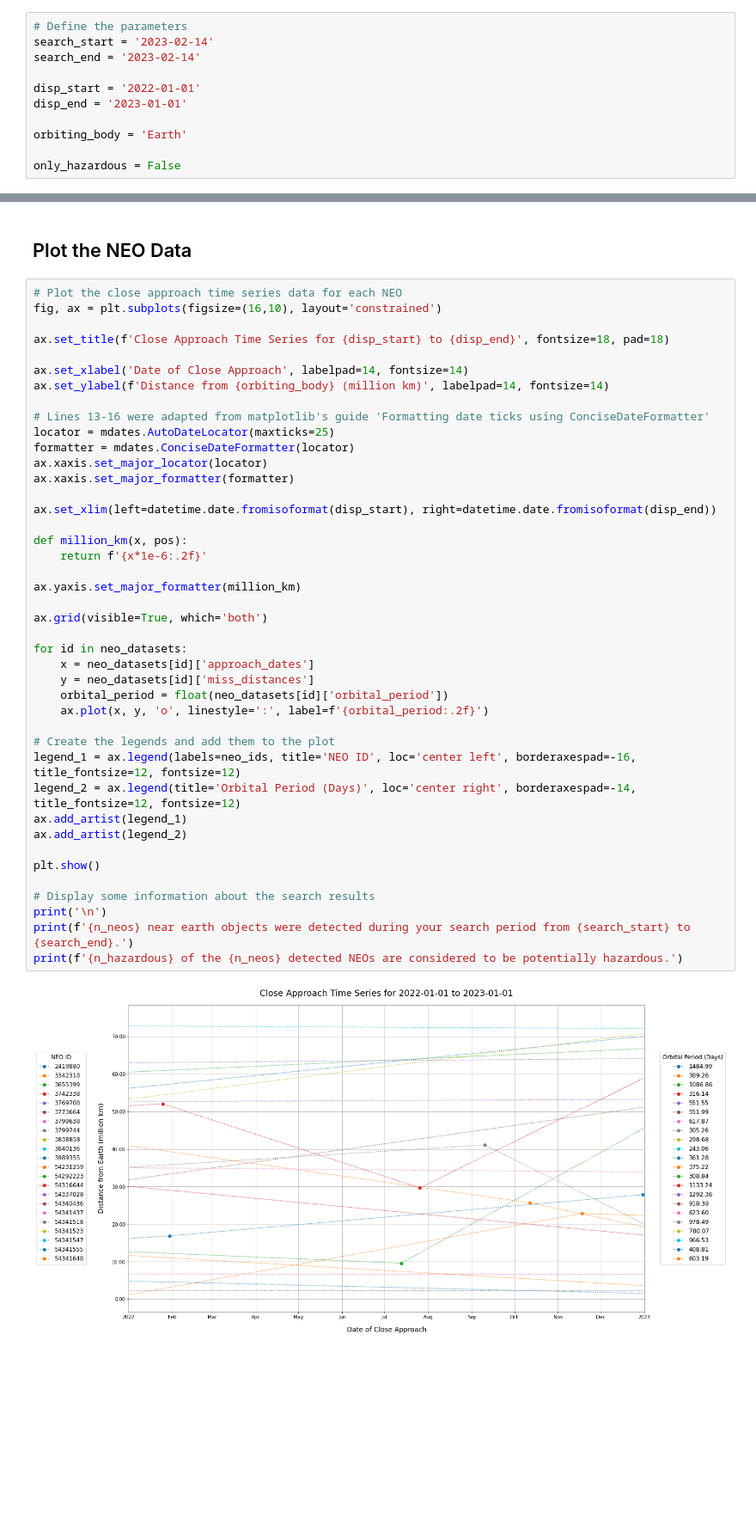
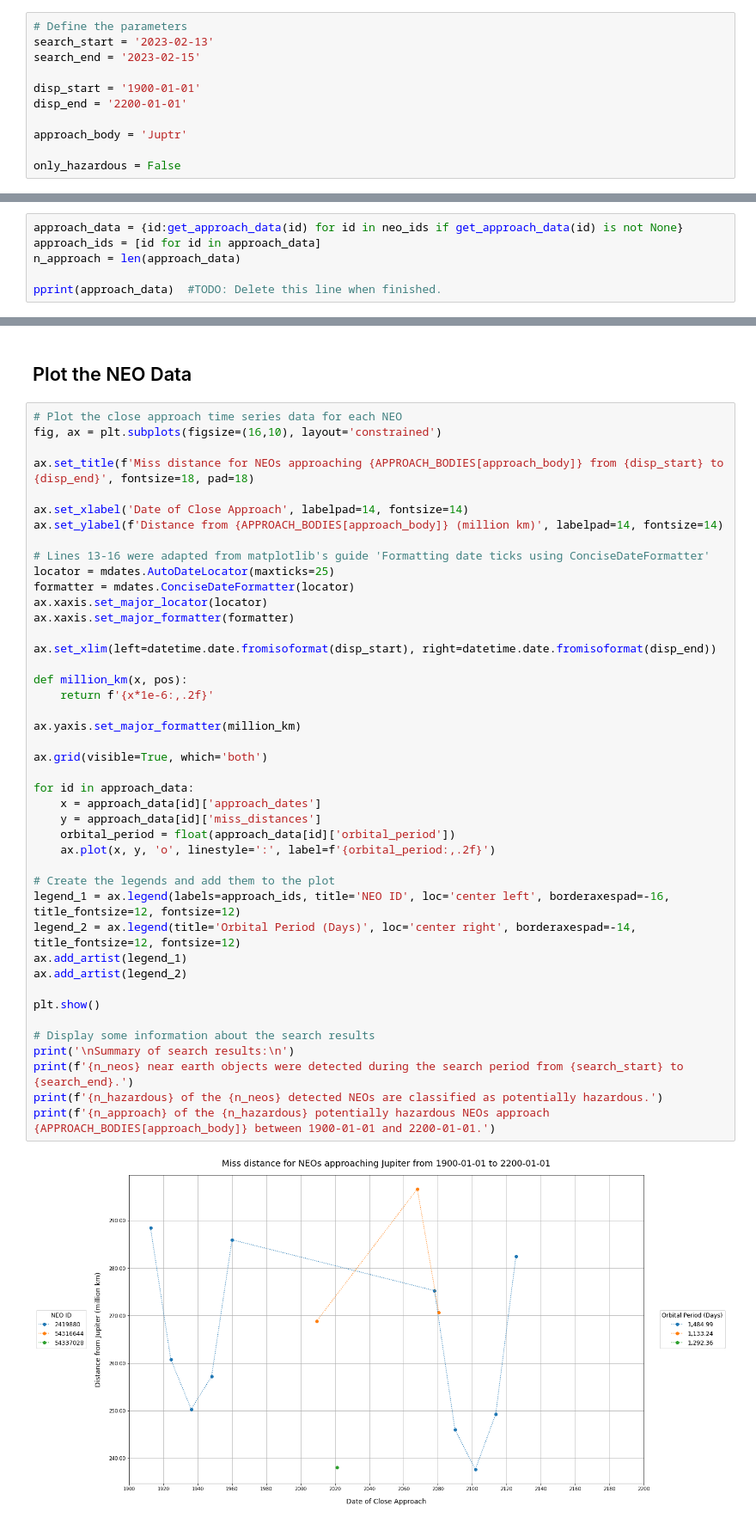
Before and after one commit to benchrisblair/cap-comp215, a Jupyter notebook: projects/project01.ipynb, the cells around one changed output, grey strips where cells are left out. Shown at 86% size. Cells and saved outputs as stored; diff of their text form; blank space fills up the shorter version.

```diff
--- a/projects/project01.ipynb
+++ b/projects/project01.ipynb
@@ -50,13 +64,13 @@ API_KEY = 'GT5a6VBQVVTnT8H1jSPfja2DfDMaC1d0UsYeWsYW'
 > *Valid inputs:* `True` *or* `False`
 # %%
 # Define the parameters
-search_start = '2023-02-14'
-search_end = '2023-02-14'
+search_start = '2023-02-13'
+search_end = '2023-02-15'
 
-disp_start = '2022-01-01'
-disp_end = '2023-01-01'
+disp_start = '1900-01-01'
+disp_end = '2200-01-01'
 
-orbiting_body = 'Earth'
+approach_body = 'Juptr'
 
 only_hazardous = False
 # %% [markdown]
@@ -160,0 +159,6 @@ pprint(neo_datasets)
+# %%
+approach_data = {id:get_approach_data(id) for id in neo_ids if get_approach_data(id) is not None}
+approach_ids = [id for id in approach_data]
+n_approach = len(approach_data)
+
+pprint(approach_data)  #TODO: Delete this line when finished.
@@ -164,43 +186,44 @@ pprint(neo_datasets)
 # Plot the close approach time series data for each NEO
 fig, ax = plt.subplots(figsize=(16,10), layout='constrained')
 
-ax.set_title(f'Close Approach Time Series for {disp_start} to {disp_end}', fontsize=18, pad=18)
+ax.set_title(f'Miss distance for NEOs approaching {APPROACH_BODIES[approach_body]} from {disp_start} to {disp_end}', fontsize=18, pad=18)
 
 ax.set_xlabel('Date of Close Approach', labelpad=14, fontsize=14)
-ax.set_ylabel(f'Distance from {orbiting_body} (million km)', labelpad=14, fontsize=14)
+ax.set_ylabel(f'Distance from {APPROACH_BODIES[approach_body]} (million km)', labelpad=14, fontsize=14)
 
 # Lines 13-16 were adapted from matplotlib's guide 'Formatting date ticks using ConciseDateFormatter'
 locator = mdates.AutoDateLocator(maxticks=25)
 formatter = mdates.ConciseDateFormatter(locator)
 ax.xaxis.set_major_locator(locator)
 ax.xaxis.set_major_formatter(formatter)
 
 ax.set_xlim(left=datetime.date.fromisoformat(disp_start), right=datetime.date.fromisoformat(disp_end))
 
 def million_km(x, pos):
-    return f'{x*1e-6:.2f}'
+    return f'{x*1e-6:,.2f}'
 
 ax.yaxis.set_major_formatter(million_km)
 
 ax.grid(visible=True, which='both')
 
-for id in neo_datasets:
-    x = neo_datasets[id]['approach_dates']
-    y = neo_datasets[id]['miss_distances']
-    orbital_period = float(neo_datasets[id]['orbital_period'])
-    ax.plot(x, y, 'o', linestyle=':', label=f'{orbital_period:.2f}')
+for id in approach_data:
+    x = approach_data[id]['approach_dates']
+    y = approach_data[id]['miss_distances']
+    orbital_period = float(approach_data[id]['orbital_period'])
+    ax.plot(x, y, 'o', linestyle=':', label=f'{orbital_period:,.2f}')
 
 # Create the legends and add them to the plot
-legend_1 = ax.legend(labels=neo_ids, title='NEO ID', loc='center left', borderaxespad=-16, title_fontsize=12, fontsize=12)
+legend_1 = ax.legend(labels=approach_ids, title='NEO ID', loc='center left', borderaxespad=-16, title_fontsize=12, fontsize=12)
 legend_2 = ax.legend(title='Orbital Period (Days)', loc='center right', borderaxespad=-14, title_fontsize=12, fontsize=12)
 ax.add_artist(legend_1)
 ax.add_artist(legend_2)
 
 plt.show()
 
 # Display some information about the search results
-print('\n')
-print(f'{n_neos} near earth objects were detected during your search period from {search_start} to {search_end}.')
-print(f'{n_hazardous} of the {n_neos} detected NEOs are considered to be potentially hazardous.')
+print('\nSummary of search results:\n')
+print(f'{n_neos} near earth objects were detected during the search period from {search_start} to {search_end}.')
+print(f'{n_hazardous} of the {n_neos} detected NEOs are classified as potentially hazardous.')
+print(f'{n_approach} of the {n_hazardous} potentially hazardous NEOs approach {APPROACH_BODIES[approach_body]} between 1900-01-01 and 2200-01-01.')
 # %% [output]
-[figure, old version]
+[figure, new version]
```
Also changed, not shown: parts of 11 cells of this notebook.
